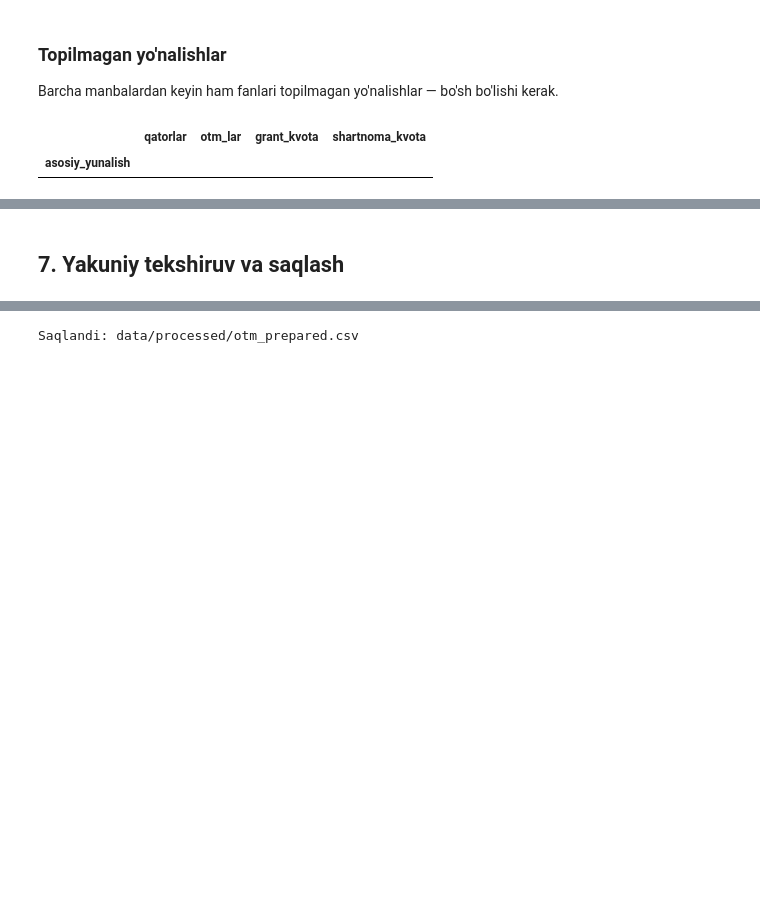
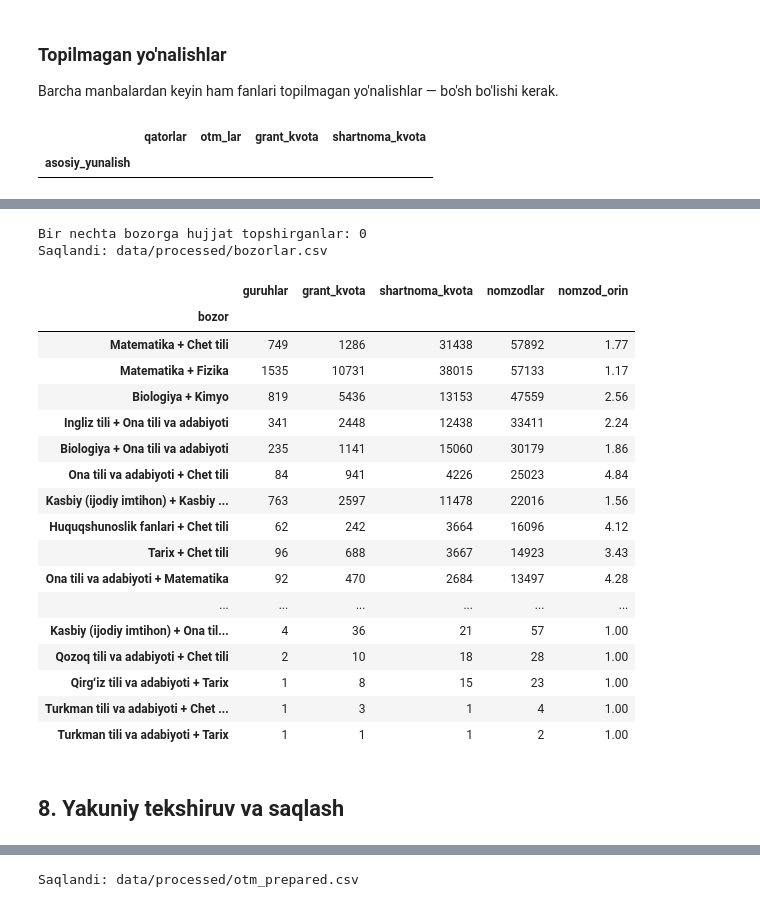
Before and after one commit to ibnMuxiddin/uz-admission-predict, a Jupyter notebook: notebooks/06_otm_data_preparation.ipynb, the cells around one changed output, grey strips where cells are left out. Cells and saved outputs as stored; diff of their text form; code cells hidden in the pictures; blank space fills up the shorter version.

```diff
--- a/notebooks/06_otm_data_preparation.ipynb
+++ b/notebooks/06_otm_data_preparation.ipynb
@@ -144,8 +145,11 @@ Fuzzy moslashtirish ishlatilmaydi: u `pushtu tili` ni `rus tili` ga bog'laydi
 fanlar = pd.read_excel('../data/raw/Fanlar_majmuasi_2025-2026.xlsx')
 fanlar = fanlar.rename(columns={'Bakalavriat taʼlim yoʻnalishlari nomi': 'nom'})
 
-# 04-notebookdagi kabi Kasbiy fan nomini bir xillashtiramiz
-fan_tuzatish = {'Kasbiy (ijodiy) imtihon': 'Kasbiy (ijodiy imtihon)'}
+# 04-notebookdagi kabi fan nomlarini bir xillashtiramiz
+fan_tuzatish = {
+    'Kasbiy (ijodiy) imtihon': 'Kasbiy (ijodiy imtihon)',
+    'Oʻzbek tili va adabiyoti': 'Ona tili va adabiyoti',
+}
 fanlar[['1-fan', '2-fan']] = fanlar[['1-fan', '2-fan']].replace(fan_tuzatish)
 
 def normallash(nom):
@@ -183,7 +187,7 @@ def md_jadvallarni_oqi(yol):
     jadval['nom'] = jadval['nom'].str.replace('**', '', regex=False)
     for col in ['1-fan', '2-fan']:
         jadval[col] = (jadval[col].str.replace(r'\s*\(.*\)', '', regex=True).str.strip()
-                                  .replace(MD_FAN_NOMI))
+                                  .replace(MD_FAN_NOMI).replace(fan_tuzatish))
     return jadval
 
 qoshimcha = md_jadvallarni_oqi('../references/kirish_imtihon_fanlari.md')
@@ -316,0 +352,16 @@ Faqat abituriyentlar jadvalida: []
+# %%
+import itertools
+from collections import Counter
+
+abt = abt.dropna(subset=['fanlar_juftligi'])
+id_juftliklar = abt.groupby('ID')['fanlar_juftligi'].agg(lambda s: sorted(set(s)))
+
+# Ikki juftlikka birdaniga hujjat topshirgan abituriyentlar soni
+boglanish = Counter()
+for juftliklar in id_juftliklar:
+    boglanish.update(itertools.combinations(juftliklar, 2))
+
+boglanish_df = (pd.DataFrame([(a, b, n) for (a, b), n in boglanish.items()],
+                             columns=['juftlik_1', 'juftlik_2', 'umumiy_nomzodlar'])
+                  .sort_values('umumiy_nomzodlar', ascending=False, ignore_index=True))
+boglanish_df
@@ -317,4 +414,46 @@ Faqat abituriyentlar jadvalida: []
+# %%
+# Tekshiruv: har bir abituriyentning barcha tanlovlari bitta bozorda bo'lishi kerak
+abt['bozor'] = abt['fanlar_juftligi'].map(juftlik_bozor)
+kop_bozorli = (abt.groupby('ID')['bozor'].nunique() > 1).sum()
+print('Bir nechta bozorga hujjat topshirganlar:', kop_bozorli)
+assert kop_bozorli == 0
+
+df['bozor'] = df['fanlar_juftligi'].map(juftlik_bozor)
+juftlik_bozor.rename_axis('fanlar_juftligi').reset_index().to_csv(
+    '../data/processed/bozorlar.csv', index=False, encoding='utf-8')
+print('Saqlandi: data/processed/bozorlar.csv')
+# %% [output]
+Bir nechta bozorga hujjat topshirganlar: 0
+Saqlandi: data/processed/bozorlar.csv
+# %%
+# Bozorlar bo'yicha nomzodlar va o'rinlar
+nomzodlar = abt.drop_duplicates('ID').groupby('bozor').size().rename('nomzodlar')
+(df.groupby('bozor')
+   .agg(guruhlar=('otm_nomi', 'size'), grant_kvota=('grant_kvota_soni', 'sum'),
+        shartnoma_kvota=('shartnoma_kvota_soni', 'sum'))
+   .join(nomzodlar)
+   .assign(nomzod_orin=lambda d: (d['nomzodlar'] / (d['grant_kvota'] + d['shartnoma_kvota'])).round(2))
+   .sort_values('nomzodlar', ascending=False))
+# %% [output]
+|  | guruhlar | grant_kvota | shartnoma_kvota | nomzodlar | nomzod_orin |
+| bozor |  |  |  |  |  |
+| Matematika + Chet tili | 749 | 1286 | 31438 | 57892 | 1.77 |
+| Matematika + Fizika | 1535 | 10731 | 38015 | 57133 | 1.17 |
+| Biologiya + Kimyo | 819 | 5436 | 13153 | 47559 | 2.56 |
+| Ingliz tili + Ona tili va adabiyoti | 341 | 2448 | 12438 | 33411 | 2.24 |
+| Biologiya + Ona tili va adabiyoti | 235 | 1141 | 15060 | 30179 | 1.86 |
+| Ona tili va adabiyoti + Chet tili | 84 | 941 | 4226 | 25023 | 4.84 |
+| Kasbiy (ijodiy imtihon) + Kasbiy ... | 763 | 2597 | 11478 | 22016 | 1.56 |
+| Huquqshunoslik fanlari + Chet tili | 62 | 242 | 3664 | 16096 | 4.12 |
+| Tarix + Chet tili | 96 | 688 | 3667 | 14923 | 3.43 |
+| Ona tili va adabiyoti + Matematika | 92 | 470 | 2684 | 13497 | 4.28 |
+| ... | ... | ... | ... | ... | ... |
+| Kasbiy (ijodiy imtihon) + Ona til... | 4 | 36 | 21 | 57 | 1.00 |
+| Qozoq tili va adabiyoti + Chet tili | 2 | 10 | 18 | 28 | 1.00 |
+| Qirgʻiz tili va adabiyoti + Tarix | 1 | 8 | 15 | 23 | 1.00 |
+| Turkman tili va adabiyoti + Chet ... | 1 | 3 | 1 | 4 | 1.00 |
+| Turkman tili va adabiyoti + Tarix | 1 | 1 | 1 | 2 | 1.00 |
 # %% [markdown]
-## 7. Yakuniy tekshiruv va saqlash
+## 8. Yakuniy tekshiruv va saqlash
 # %%
 df = df[['hudud', 'otm_nomi', 'yunalish_nomi', 'asosiy_yunalish', 'tuman_kvotasi', 'tuman',
```
Also changed, not shown: parts of 9 cells of this notebook, 3 other files.
